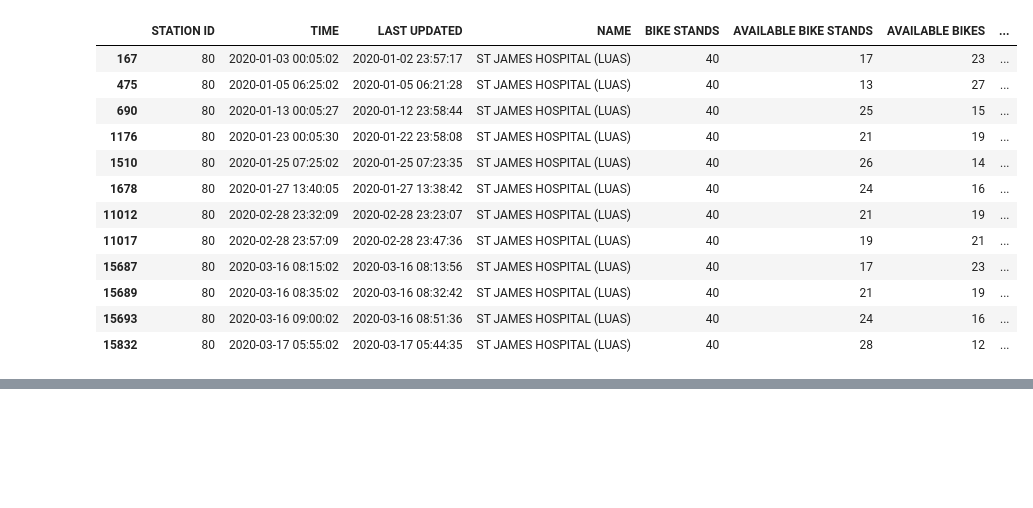
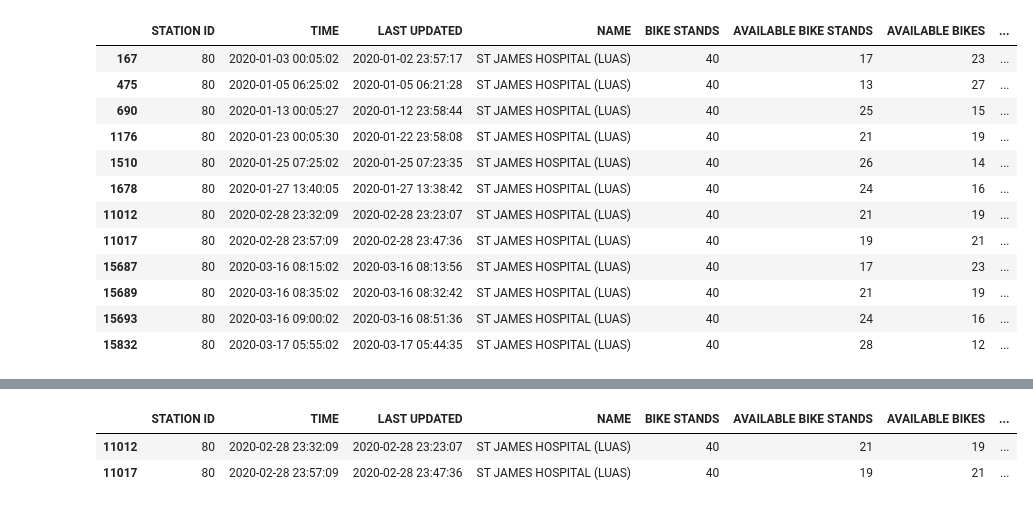
Before and after one commit to cormac-doyle/Final-Assignment-Machine-Learning, a Jupyter notebook: main.ipynb, the cells around one changed output, grey strips where cells are left out. Cells and saved outputs as stored; diff of their text form; code cells hidden in the pictures; blank space fills up the shorter version.

```diff
--- a/main.ipynb
+++ b/main.ipynb
@@ -63,0 +103,6 @@ plt.show()
+# %%
+df_hospital.loc[df_hospital["GAP AMOUNT"]>6]
+# %% [output]
+|  | STATION ID | TIME | LAST UPDATED | NAME | BIKE STANDS | AVAILABLE BIKE STANDS | AVAILABLE BIKES | ... |
+| 11012 | 80 | 2020-02-28 23:32:09 | 2020-02-28 23:23:07 | ST JAMES HOSPITAL (LUAS) | 40 | 21 | 19 | ... |
+| 11017 | 80 | 2020-02-28 23:57:09 | 2020-02-28 23:47:36 | ST JAMES HOSPITAL (LUAS) | 40 | 19 | 21 | ... |
```
Also changed, not shown: parts of 13 cells of this notebook.
